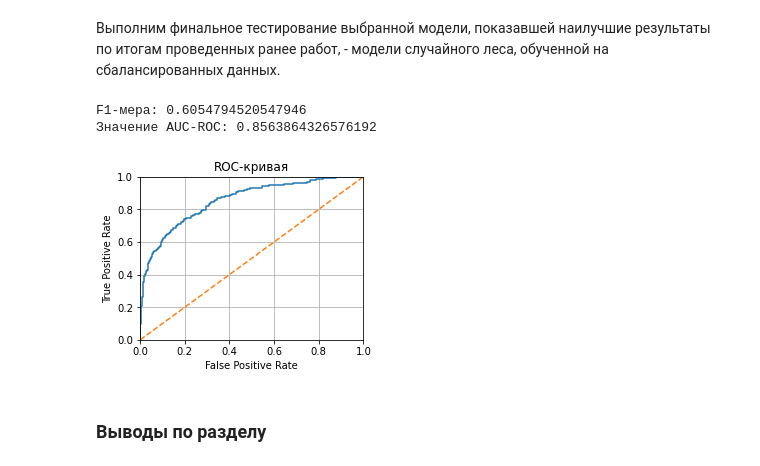
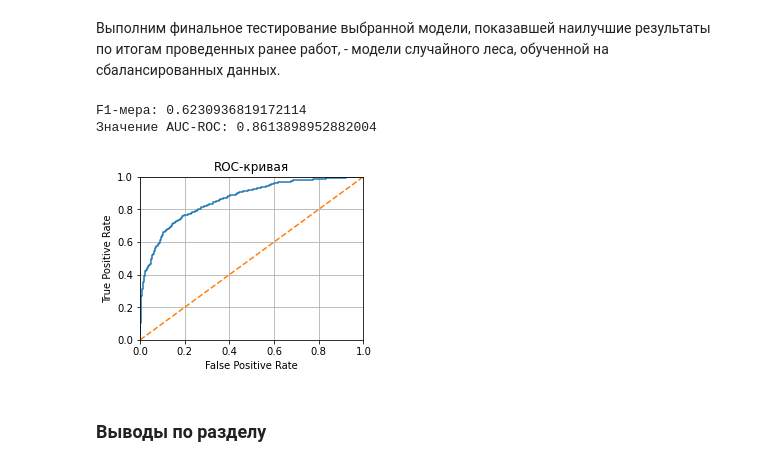
Before and after one commit to jurecki-ds/yandex_practicum_projects_repo_ru, a Jupyter notebook: bank_customer_churn_prediction_project/bank_customer_churn_prediction.ipynb, the cells around one changed output. Drawn from its saved outputs; the diff is of its cells as text; code cells hidden in the pictures.

Commit message:
повторно изменены гиперпараметры модели на финальном тестировании: n_estimators=100, max_depth=10

```diff
--- a/bank_customer_churn_prediction_project/bank_customer_churn_prediction.ipynb
+++ b/bank_customer_churn_prediction_project/bank_customer_churn_prediction.ipynb
@@ -838,29 +838,29 @@ F1-мера: 0.6073793755912962
 # %%
 # обучим модель случайного леса на сбалансированных данных
 # при найденных наилучших значения гиперпараметров
-model = RandomForestClassifier(n_estimators=200, max_depth=30, random_state=RANDOM_STATE_CONST)
+model = RandomForestClassifier(n_estimators=100, max_depth=10, random_state=RANDOM_STATE_CONST)
 model.fit(features_upsampled, target_upsampled)
 
 predicted_test = model.predict(features_test) # прогнозные значения на тестовой выборке
 
 # построим ROC-кривую и вычислим AUC-ROC
 probabilities_one_test = model.predict_proba(features_test)[:, 1] # вероятности прогнозных значений класса "1"
 fpr, tpr, thresholds = roc_curve(target_test, probabilities_one_test) # данные для построения ROC-кривой
 
 plt.figure(figsize=(4, 3)) # подготовка к визуализации
 plt.step(fpr, tpr, where='post'), plt.grid() # визуализация ROC-кривой
 plt.plot([0, 1], [0, 1], linestyle='--'); # ROC-кривая случайной модели (выглядит как прямая)
 plt.xlim([0, 1]), plt.ylim([0, 1])
 plt.xlabel('False Positive Rate'), plt.ylabel('True Positive Rate')
 plt.title('ROC-кривая');
 
 auc_roc = roc_auc_score(target_test, probabilities_one_test) # вычисление AUC-ROC
 print('F1-мера:', f1_score(target_test, predicted_test)) # F1-мера
 print('Значение AUC-ROC:', auc_roc)
 # %% [output]
-F1-мера: 0.6054794520547946
-Значение AUC-ROC: 0.8563864326576192
+F1-мера: 0.6230936819172114
+Значение AUC-ROC: 0.8613898952882004
-[figure, old version]
+[figure, new version]
 # %% [markdown]
 ### Выводы по разделу
 # %% [markdown]
```
